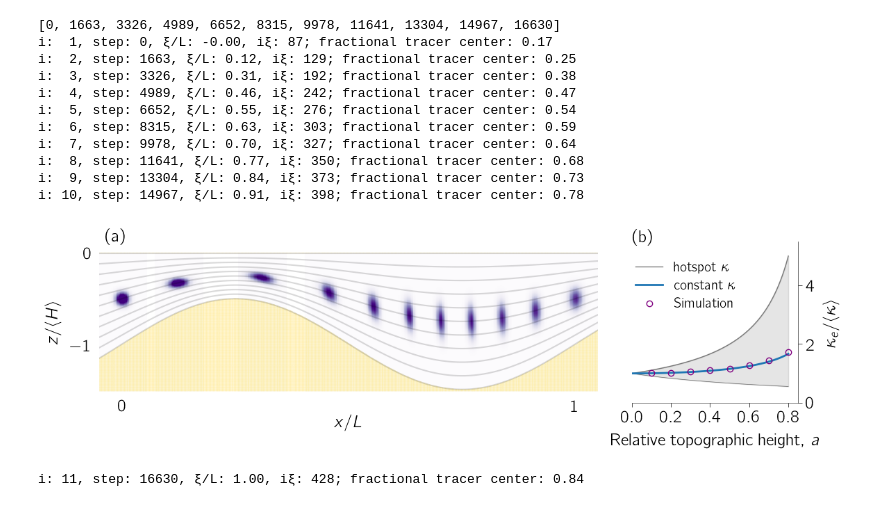
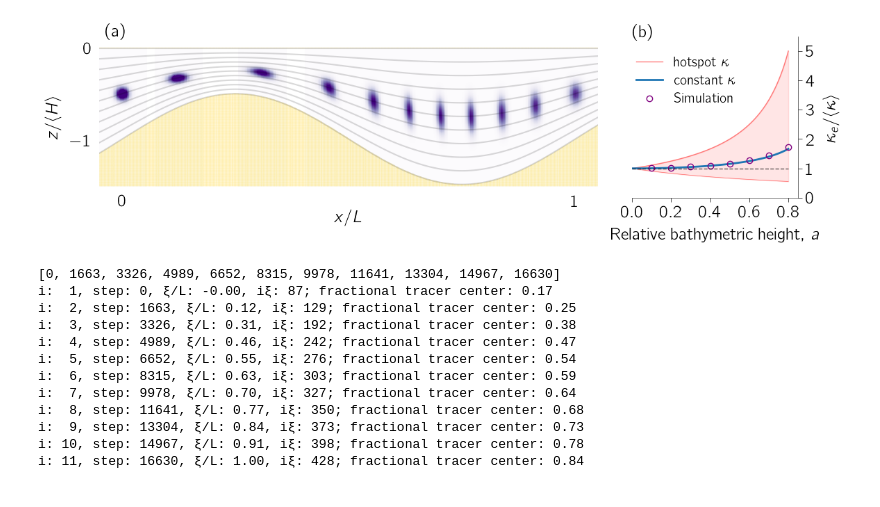
Before and after one commit to glwagner/SqueezeDispersionGRL, a Jupyter notebook: notebooks/example.ipynb, the cells around one changed output. Cells and saved outputs as stored; diff of their text form; code cells hidden in the pictures.

Commit message:
Updates example plot

```diff
--- a/notebooks/example.ipynb
+++ b/notebooks/example.ipynb
@@ -103,38 +103,44 @@ axs[1][:tick_params](left=false, bottom=false, labelsize=fs)
 sca(axs[2])
 
 
-plot(theorydeltas, hotspotenhancements, "-"; color="k", linewidth=1, alpha=0.5,
+plot(theorydeltas, hotspotenhancements, "-"; color="r", linewidth=1, alpha=0.5,
      label="hotspot \$ \\kappa \$")
-plot(theorydeltas, coldspotenhancements, "-"; color="k", linewidth=0.5, alpha=0.5)
+plot(theorydeltas, coldspotenhancements, "-"; color="r", linewidth=0.5, alpha=0.5)
      #label="Eq 5, \$ \\kappa \\propto \\delta(x+L/4) \$")
-fill_between(hotspotdeltas, hotspotenhancements, coldspotenhancements, color="k", alpha=0.1)
+fill_between(hotspotdeltas, hotspotenhancements, coldspotenhancements, color="r", alpha=0.1)
 
 plot(theorydeltas, theoryenhancements, "-"; color="C0", linewidth=2,
      label="constant \$ \\kappa \$")
 
 plot(numericaldeltas, numericalenhancements, "o"; color="Purple", markerfacecolor="none", linewidth=4,
      label="Simulation")
 
-xlabel("Relative topographic height, \$ a \$", labelpad=8.0, fontsize=fs)
+plot([0, 0.8], [1, 1], color="k", alpha=0.6, linewidth=1, linestyle="--")
+
+
+
+xlabel("Relative bathymetric height, \$ a \$", labelpad=8.0, fontsize=fs)
 ylabel("\$ \\kappa_e/\\langle\\kappa\\rangle \$", labelpad=10.0, fontsize=fs)
 cornerspines(side="right")
 axisright()
 legend(loc="upper left", markerscale=1, fontsize=legfs, bbox_to_anchor=(-0.05, 0.95))
 xlim(0, 0.85)
 ylim(0, 5.5)
 aspectratio(0.15)
 xticks([0, 0.2, 0.4, 0.6, 0.8])
+yticks([0, 1, 2, 3, 4, 5])
 axs[2][:tick_params](labelsize=fs)
 
 
 text(0.01, 1.05, "(a)", transform=axs[1][:transAxes], ha="left", va="bottom", fontsize=fs)
 text(0, 0.97, "(b)", transform=axs[2][:transAxes], ha="left", va="bottom", fontsize=fs)
 
 tight_layout(w_pad=0.0)
 
 plotname = "example.png"
 savefig(plotname, dpi=960)
 # %% [output]
+[figure, new version]
 [0, 1663, 3326, 4989, 6652, 8315, 9978, 11641, 13304, 14967, 16630]
 i:  1, step: 0, ξ/L: -0.00, iξ: 87; fractional tracer center: 0.17
 i:  2, step: 1663, ξ/L: 0.12, iξ: 129; fractional tracer center: 0.25
@@ -146,5 +152,4 @@ i:  7, step: 9978, ξ/L: 0.70, iξ: 327; fractional tracer center: 0.64
 i:  8, step: 11641, ξ/L: 0.77, iξ: 350; fractional tracer center: 0.68
 i:  9, step: 13304, ξ/L: 0.84, iξ: 373; fractional tracer center: 0.73
 i: 10, step: 14967, ξ/L: 0.91, iξ: 398; fractional tracer center: 0.78
+i: 11, step: 16630, ξ/L: 1.00, iξ: 428; fractional tracer center: 0.84
-[figure, old version]
-i: 11, step: 16630, ξ/L: 1.00, iξ: 428; fractional tracer center: 0.84
```
Also changed, not shown: 1 other file.
